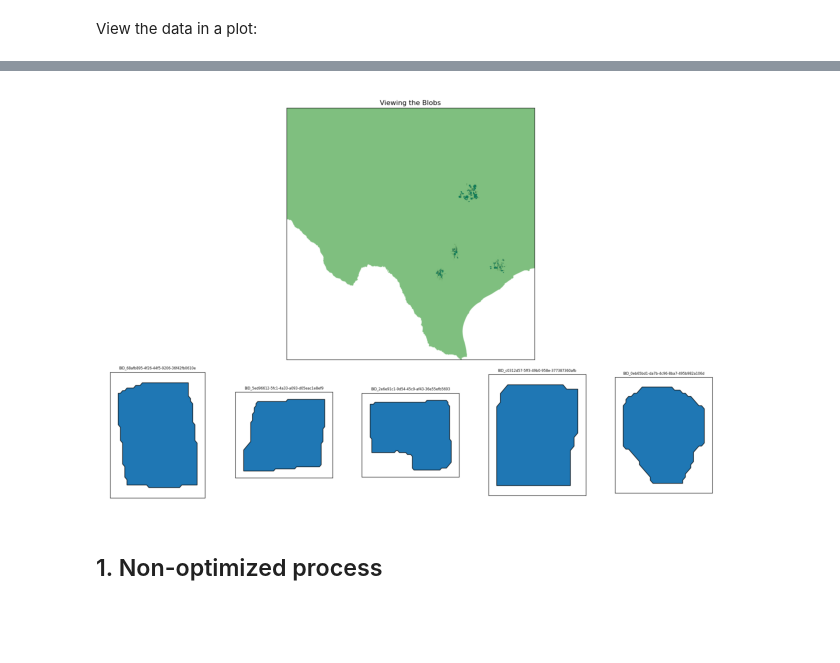
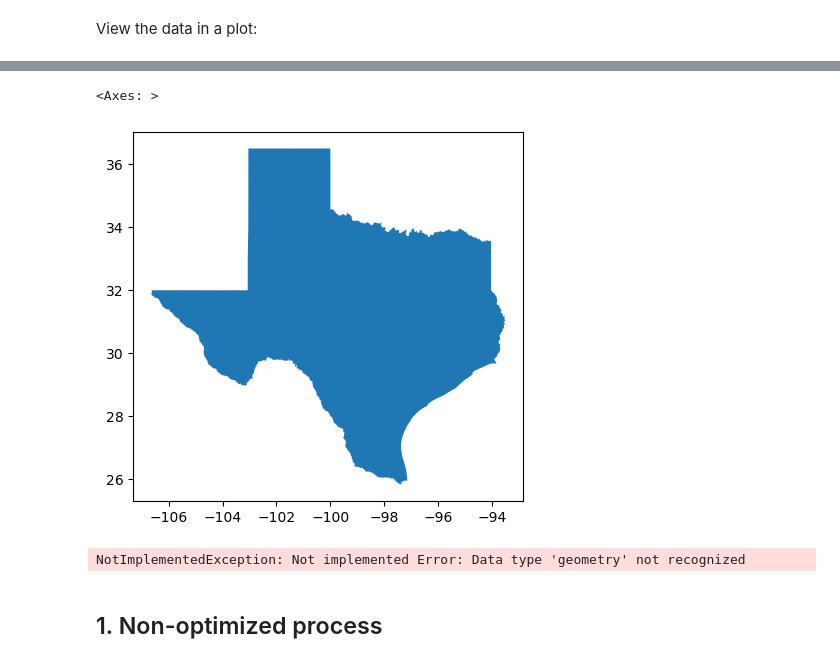
Before and after one commit to sralter/matching_optimization, a Jupyter notebook: matching.ipynb, the cells around one changed output, grey strips where cells are left out. Drawn from its saved outputs; the diff is of its cells as text; code cells hidden in the pictures; blank space fills up the shorter version.

```diff
--- a/matching.ipynb
+++ b/matching.ipynb
@@ -64,3 +85,35 @@ View the data in a plot:
+# %%
+# Read the Texas boundary from the GeoJSON file
+texas_boundary = gpd.read_file('data/Texas_State_Boundary_1106215059088919288.geojson')
+
+# Extract the Texas polygon
+texas_polygon = texas_boundary.geometry.iloc[0]
+texas_wkt = texas_polygon.wkt
+
+texas_boundary.plot()
+# %% [output]
+<Axes: >
+[figure, added]
+# %%
+# Register the DataFrames with DuckDB
+
+duckdb.register('conus', conus)
+texas_boundary = gpd.read_file('data/Texas_State_Boundary_1106215059088919288.geojson')
+duckdb.register('texas', texas_boundary)
+
+# Use a subquery to get Texas polygon and filter CONUS features that intersect
+query = """
+SELECT c.*
+FROM conus AS c
+WHERE ST_Intersects(
+    c.geometry,
+    (SELECT t.geometry FROM texas AS t LIMIT 1)
+)
+"""
+result = duckdb.sql(query).fetchdf()
+result.head()
+# %% [output]
+NotImplementedException: Not implemented Error: Data type 'geometry' not recognized
 # %%
 fig_location = Path('figs/_blobs_plot.png')
 if not fig_location.exists():
@@ -84,12 +137,13 @@ if not fig_location.exists():
     ax_main.set_ylim(25.84, 36.5)
 
     # add us boundary
-    conus_boundary = gpd.read_parquet('data/conus_admin.parquet')
-    conus_boundary.plot(ax=ax_main, alpha=0.5, color='green')
+    # conus = gpd.read_parquet('data/conus_admin.parquet')
+    texas_boundary = gpd.read_file('data/Texas_State_Boundary_1106215059088919288.geojson')
+    texas_boundary.plot(ax=ax_main, alpha=0.5, color='green', edgecolor='black', linewidth=2)
 
     ax_main.set_title(f'Viewing the Blobs')
-    ax_main.set_xticks([])
-    ax_main.set_yticks([])
+    # ax_main.set_xticks([])
+    # ax_main.set_yticks([])
 
     # instantiate subplot gridspecs
     gs_subplots = gridspec.GridSpecFromSubplotSpec(
@@ -129,8 +183,6 @@ else:
     plt.axis('off')
     plt.tight_layout()
     plt.show()
-# %% [output]
-[figure, removed]
 # %% [markdown]
 ## 1. Non-optimized process
 # %% [markdown]
```
Also changed, not shown: parts of 3 cells of this notebook, 1 other file.
